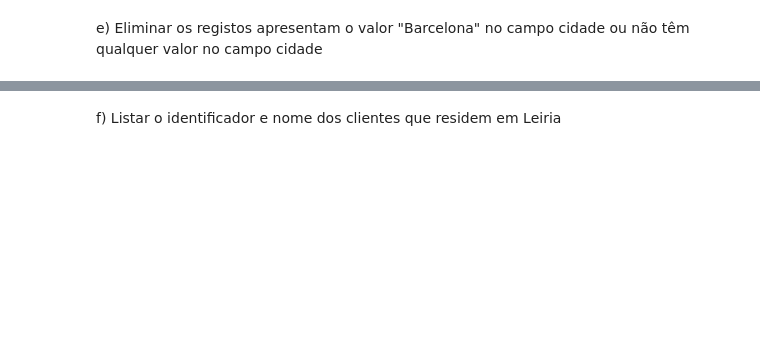
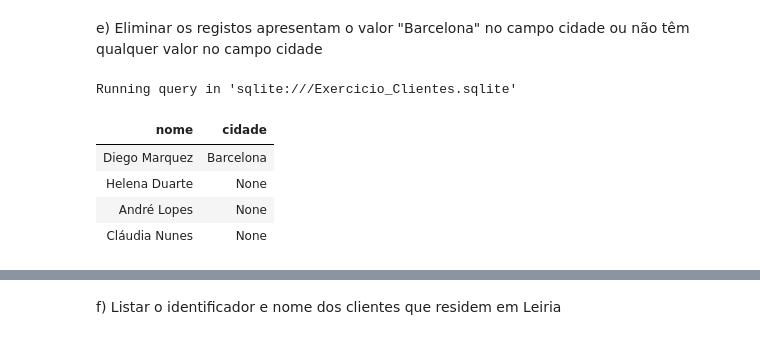
Before and after one commit to jpedrodias/FundamentosSQL, a Jupyter notebook: Week02/Exercicio_Clientes_resolvido.ipynb, the cells around one changed output, grey strips where cells are left out. Drawn from its saved outputs; the diff is of its cells as text; code cells hidden in the pictures; blank space fills up the shorter version.

Commit message:
Clientes

```diff
--- a/Week02/Exercicio_Clientes_resolvido.ipynb
+++ b/Week02/Exercicio_Clientes_resolvido.ipynb
@@ -258,0 +233,13 @@ e) Eliminar os registos apresentam o valor "Barcelona" no campo cidade ou não t
+# %%
+%%sql
+SELECT nome, cidade FROM clientes
+WHERE
+    cidade = 'Barcelona' OR
+    cidade IS NULL
+# %% [output]
+Running query in 'sqlite:///Exercicio_Clientes.sqlite'
+| nome | cidade |
+| Diego Marquez | Barcelona |
+| Helena Duarte | None |
+| André Lopes | None |
+| Cláudia Nunes | None |
```
Also changed, not shown: parts of 26 cells of this notebook, 2 other files.
